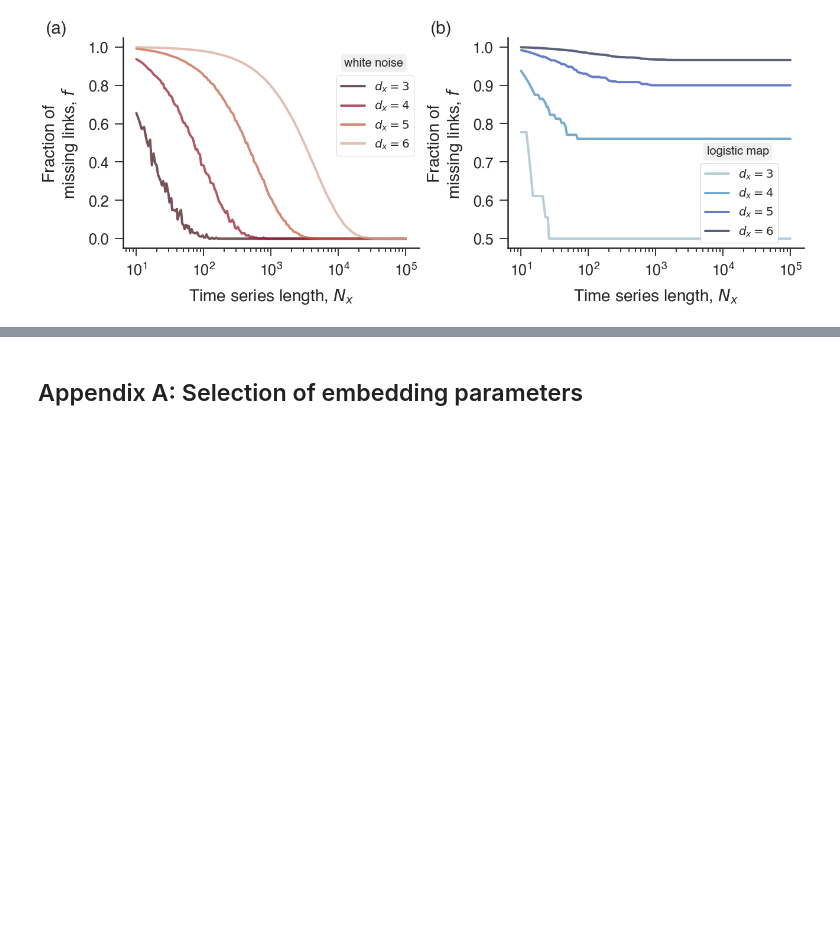
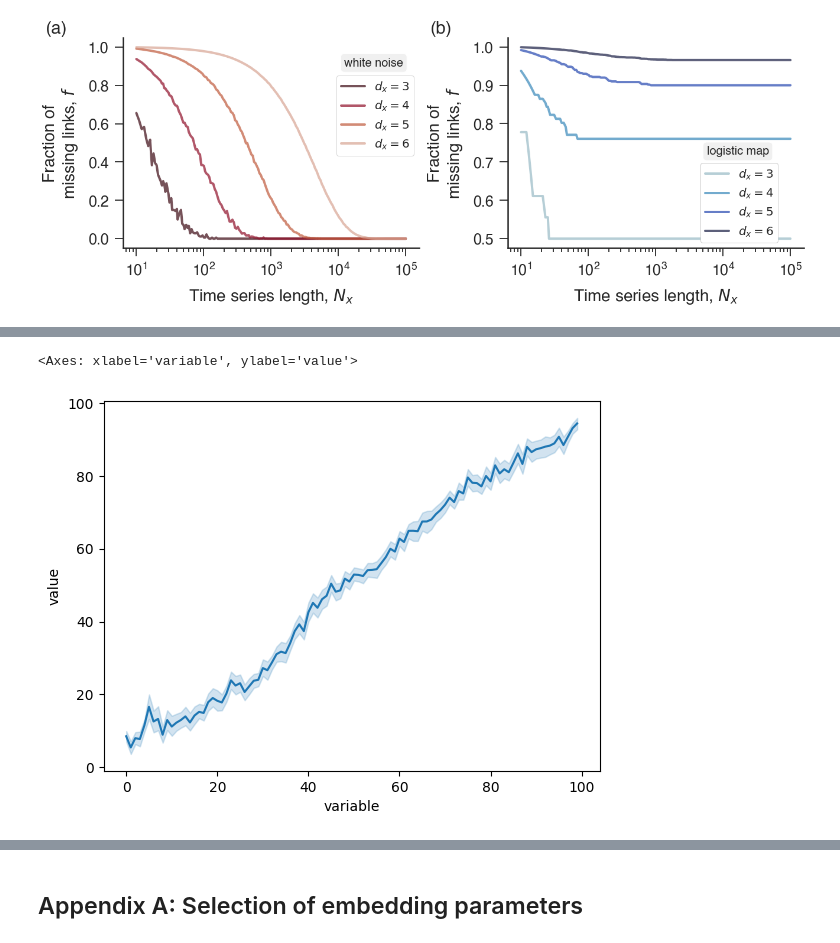
Before and after one commit to arthurpessa/ordpy, a Jupyter notebook: examples/ordpy.ipynb, the cells around one changed output, grey strips where cells are left out. Cells and saved outputs as stored; diff of their text form; code cells hidden in the pictures; blank space fills up the shorter version.

```diff
--- a/examples/ordpy.ipynb
+++ b/examples/ordpy.ipynb
@@ -1877,0 +1890,15 @@ f.savefig('manuscript_figures/fig9.pdf', dpi=300, bbox_inches='tight')
+# %%
+# generating the LBB samples
+lbb_samples = lbb(
+    time_series,
+    b=10,
+    B=.1,
+    size=100
+)
+lbb_df = pd.DataFrame(lbb_samples).reset_index()
+lbb_df = lbb_df.melt(id_vars='index', value_vars=lbb_df.columns[1:])
+
+sns.lineplot(lbb_df, x='variable', y='value')
+# %% [output]
+<Axes: xlabel='variable', ylabel='value'>
+[figure, added]
```
Also changed, not shown: parts of 4 cells of this notebook, 1 other file.
